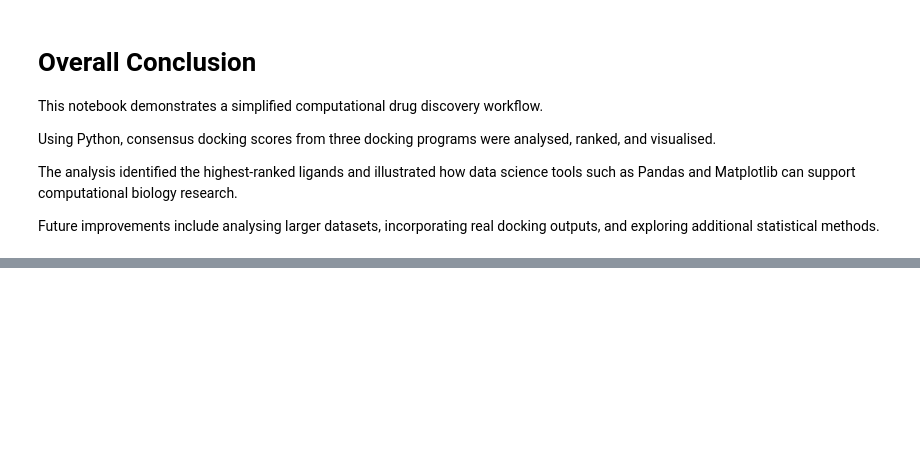
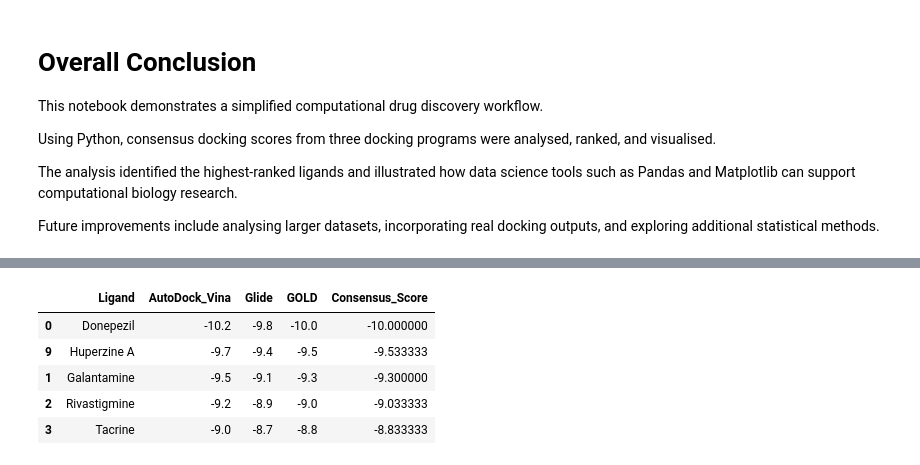
Before and after one commit to kirthimaheswaran/NeuroDock, a Jupyter notebook: notebooks/NeuroDock_Analysis.ipynb, the cells around one changed output, grey strips where cells are left out. Saved outputs shown, nothing was run; the diff lists cells and outputs as text; code cells hidden in the pictures; blank space fills up the shorter version.

```diff
--- a/notebooks/NeuroDock_Analysis.ipynb
+++ b/notebooks/NeuroDock_Analysis.ipynb
@@ -216,0 +227,11 @@ Future improvements include analysing larger datasets, incorporating real dockin
+# %%
+# Display the top 5 ligands
+
+ranked.head(5)
+# %% [output]
+|  | Ligand | AutoDock_Vina | Glide | GOLD | Consensus_Score |
+| 0 | Donepezil | -10.2 | -9.8 | -10.0 | -10.000000 |
+| 9 | Huperzine A | -9.7 | -9.4 | -9.5 | -9.533333 |
+| 1 | Galantamine | -9.5 | -9.1 | -9.3 | -9.300000 |
+| 2 | Rivastigmine | -9.2 | -8.9 | -9.0 | -9.033333 |
+| 3 | Tacrine | -9.0 | -8.7 | -8.8 | -8.833333 |
```
Also changed, not shown: parts of 2 cells of this notebook, 2 other files.
